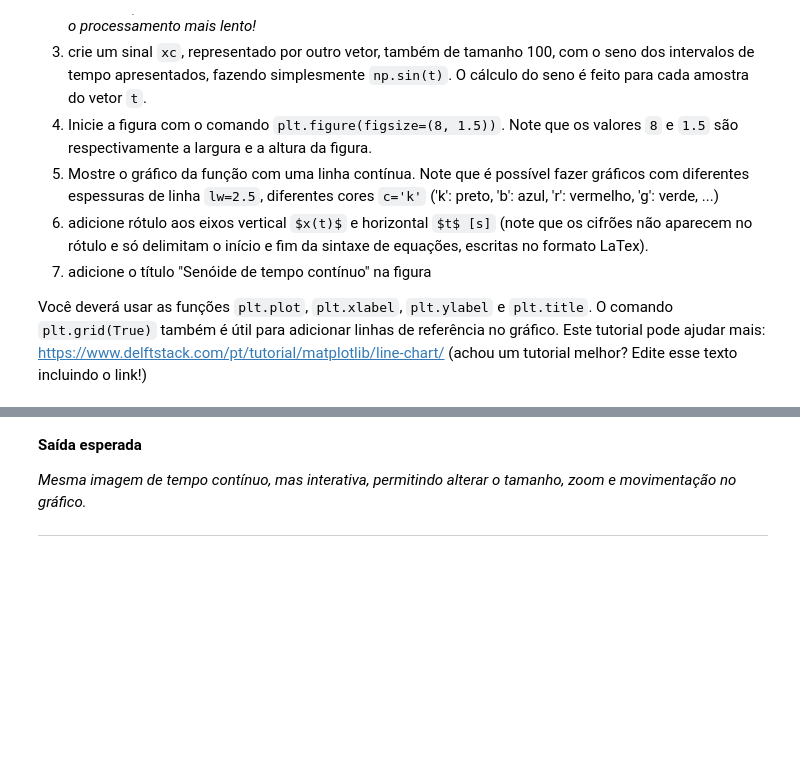
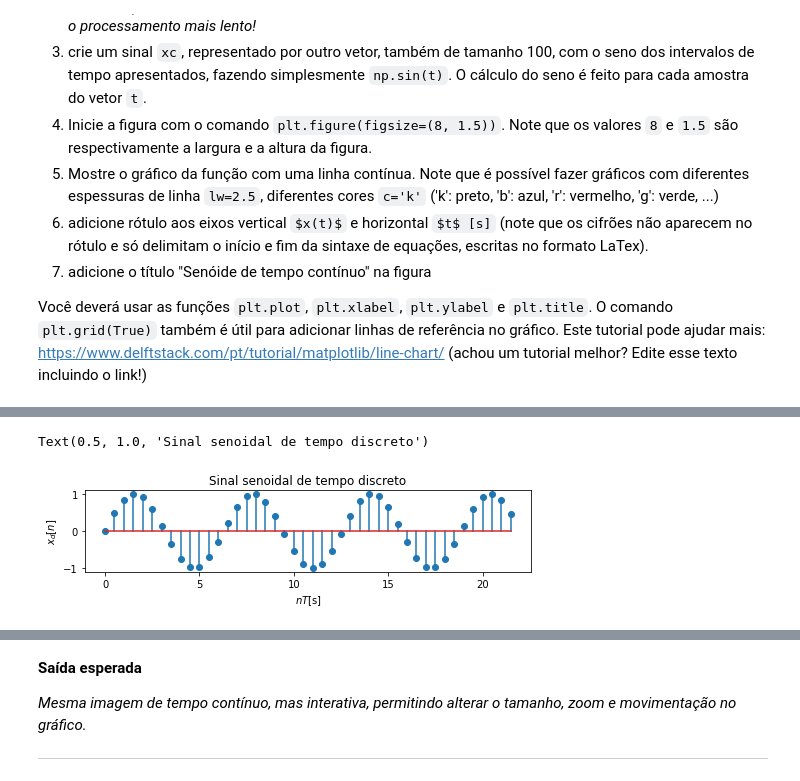
Before and after one commit to iurykischka/Proc.-de-sinais, a Jupyter notebook: Ex/Ex01_sinais_IURY_KISCHKA.ipynb, the cells around one changed output, grey strips where cells are left out. Drawn from its saved outputs; the diff is of its cells as text; code cells hidden in the pictures; blank space fills up the shorter version.

```diff
--- a/Ex/Ex01_sinais_IURY_KISCHKA.ipynb
+++ b/Ex/Ex01_sinais_IURY_KISCHKA.ipynb
@@ -151,3 +159,17 @@ None
+# %%
+### SEU CÓDIGO COMEÇA AQUI ### (≈ 6 linhas de código)
+dt= 0.5
+n = np.arange(t0, tf, dt)
+xd = np.sin(n)
+plt.figure(figsize=(8,1.5))
+plt.stem(n,xd)
+plt.ylabel('$x_d[n]$')
+plt.xlabel('$nT$[s]')
+plt.title("Sinal senoidal de tempo discreto")
+### FIM DO CÓDIGO ###
+# %% [output]
+Text(0.5, 1.0, 'Sinal senoidal de tempo discreto')
+[figure, added]
 # %% [markdown]
 **Saída esperada**
 <img src="https://raw.githubusercontent.com/ifmg-betim/2022.2_AUT.040_ProcSin/main/Ex/Ex01_xd.png">
```
Also changed, not shown: parts of 3 cells of this notebook.
